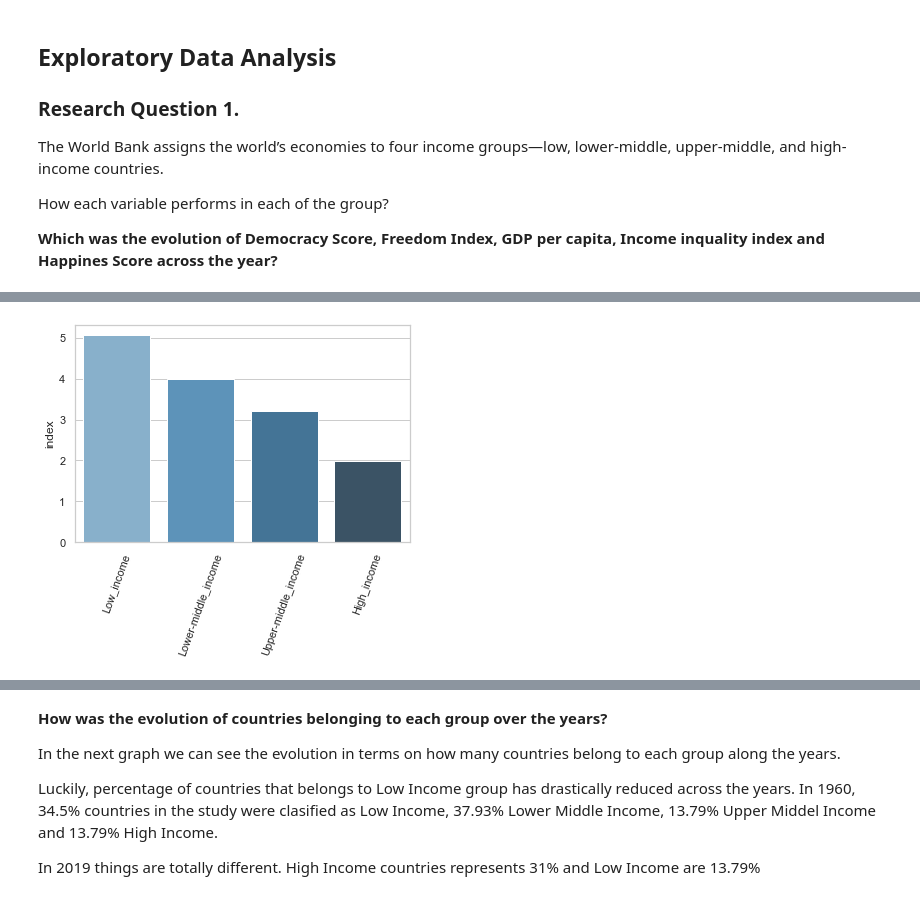
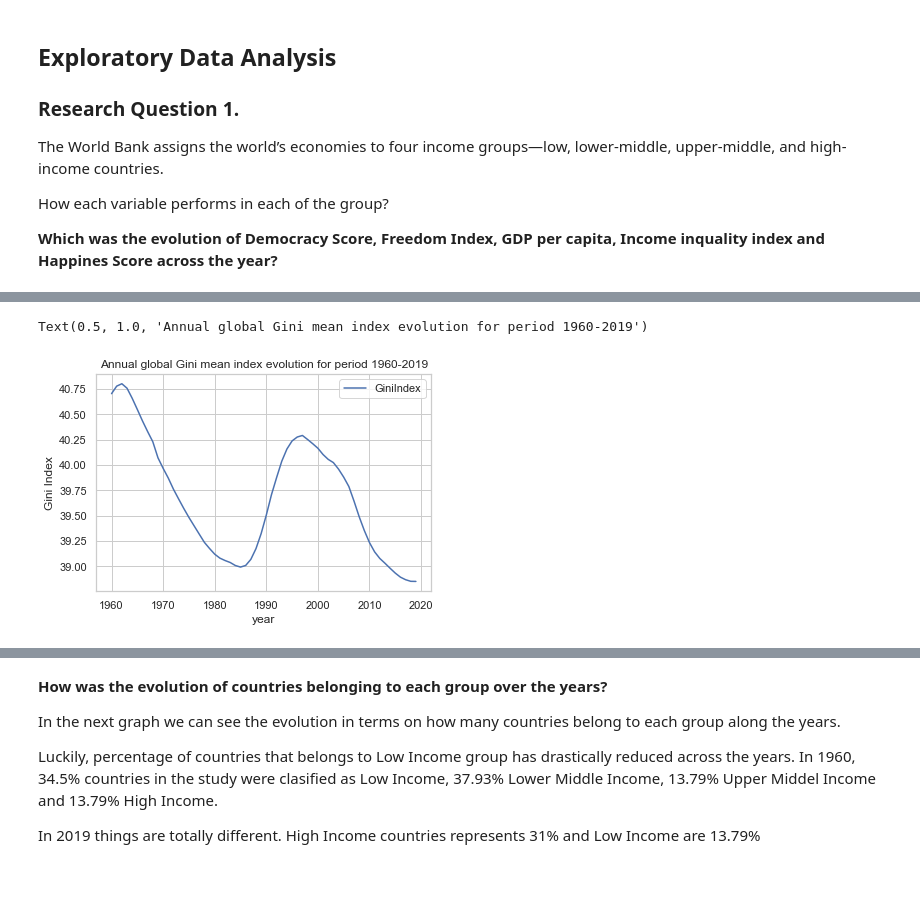
Before and after one commit to jmlunahuerta/IntroDataAnalysis_InvestigateDataset, a Jupyter notebook: InvestigateDataGapMinder.ipynb, the cells around one changed output, grey strips where cells are left out. Cells and saved outputs as stored; diff of their text form; code cells hidden in the pictures.

```diff
--- a/InvestigateDataGapMinder.ipynb
+++ b/InvestigateDataGapMinder.ipynb
@@ -567,5 +563,7 @@ ginimeanyear.plot.line()
-# %%
-mean("FreedomIndex")
-plt.ylabel('FreedomIndex')
-# %% [output]
-[figure, removed]
+# %%
+ginimeanyear.plot.line()
+plt.ylabel('Gini Index')
+plt.title('Annual global Gini mean index evolution for period 1960-2019')
+# %% [output]
+Text(0.5, 1.0, 'Annual global Gini mean index evolution for period 1960-2019')
+[figure, added]
```
Also changed, not shown: parts of 24 cells of this notebook, 1 other file.
